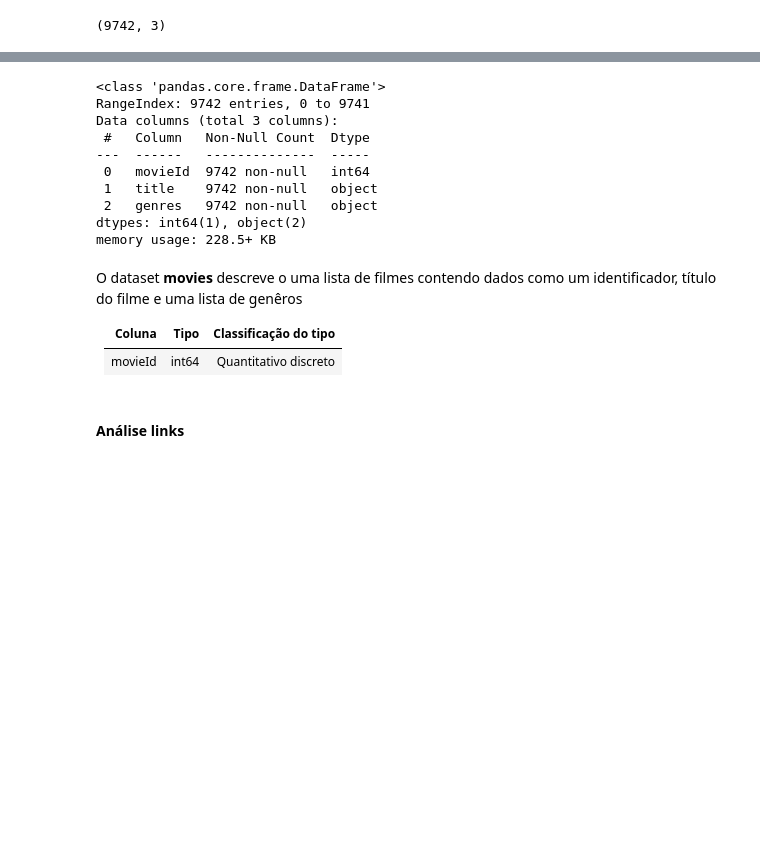
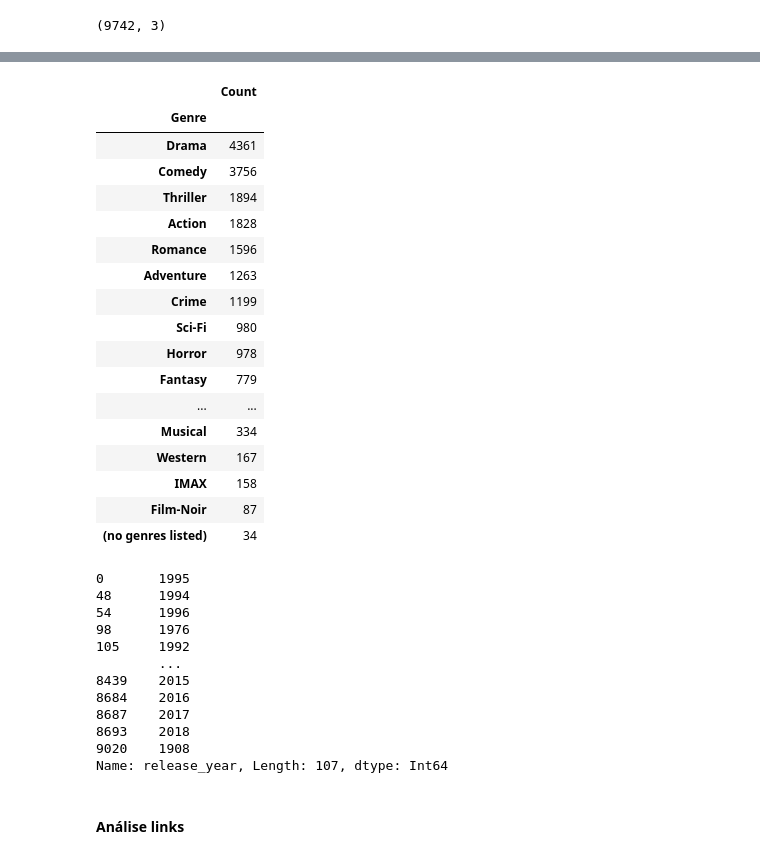
Before and after one commit to ehcp10/D1AED-Atividade1, a Jupyter notebook: atividade1.ipynb, the cells around one changed output, grey strips where cells are left out. Drawn from its saved outputs; the diff is of its cells as text; code cells hidden in the pictures; blank space fills up the shorter version.

```diff
--- a/atividade1.ipynb
+++ b/atividade1.ipynb
@@ -33,22 +75,58 @@ movies.shape
+# %%
+#Separendo a coluna de generos e expandindo o resultado para um dataframe
+genres_series = movies['genres'].str.split('|', expand=True)
+
+#Agrupando o dataframe em uma serie
+genres_series_to_count = genres_series.stack()
+# %%
+#Realizando a contragem de aparição de generos
+genres_series_to_count.value_counts()
+
+#Apresentando a contagem de categorias
+genres_count = pd.DataFrame(genres_series_to_count.value_counts(), columns=['Count'])
+genres_count.index.name = 'Genre'
+genres_count
+# %% [output]
+|  | Count |
+| Genre |  |
+| Drama | 4361 |
+| Comedy | 3756 |
+| Thriller | 1894 |
+| Action | 1828 |
+| Romance | 1596 |
+| Adventure | 1263 |
+| Crime | 1199 |
+| Sci-Fi | 980 |
+| Horror | 978 |
+| Fantasy | 779 |
+| ... | ... |
+| Musical | 334 |
+| Western | 167 |
+| IMAX | 158 |
+| Film-Noir | 87 |
+| (no genres listed) | 34 |
 # %%
-movies.info()
+# pd.options.display.max_rows = 10
+movies['title'] = movies['title'].str.strip()
+movies['title'].str.slice(start=-5, stop=-1)
+movies['release_year'] = movies['title'].str.slice(start=-5, stop=-1)
+movies['release_year'] = movies.release_year.str.replace('\)','', regex=True)
+movies['release_year'] = movies.release_year.str.replace('\(','', regex=True)
+movies['release_year'] = pd.to_numeric(movies['release_year'], errors='coerce', downcast='signed').astype(pd.Int64Dtype())
+movies['release_year'].drop_duplicates()
 # %% [output]
-<class 'pandas.core.frame.DataFrame'>
-RangeIndex: 9742 entries, 0 to 9741
-Data columns (total 3 columns):
- #   Column   Non-Null Count  Dtype
----  ------   --------------  -----
- 0   movieId  9742 non-null   int64
- 1   title    9742 non-null   object
- 2   genres   9742 non-null   object
-dtypes: int64(1), object(2)
-memory usage: 228.5+ KB
+0       1995
+48      1994
+54      1996
+98      1976
+105     1992
+        ...
+8439    2015
+8684    2016
+8687    2017
+8693    2018
+9020    1908
+Name: release_year, Length: 107, dtype: Int64
-# %% [markdown]
-O dataset **movies** descreve o uma lista de filmes contendo dados como um identificador, título do filme e uma lista de genêros
-
-Coluna | Tipo | Classificação do tipo
--------|------|-----------------------
-movieId|int64 | Quantitativo discreto
 # %% [markdown]
 #### Análise links
 # %%
```
Also changed, not shown: parts of 16 cells of this notebook.
